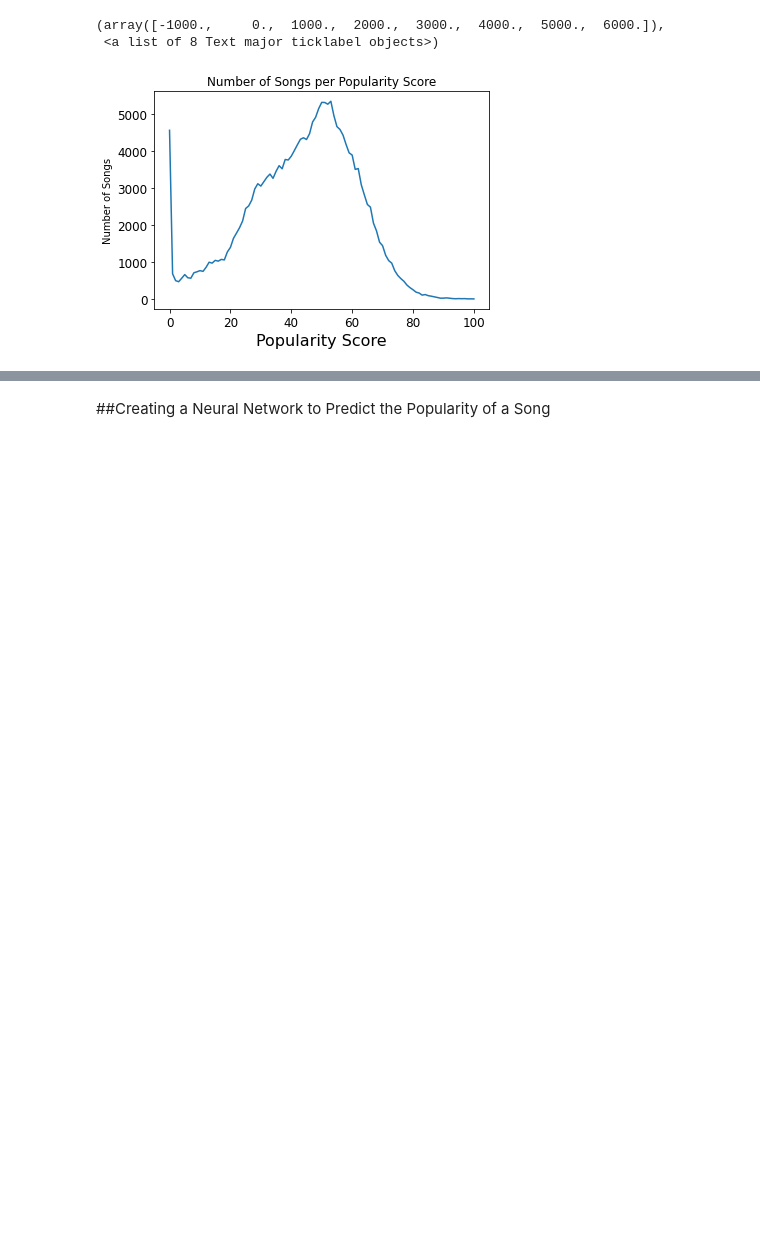
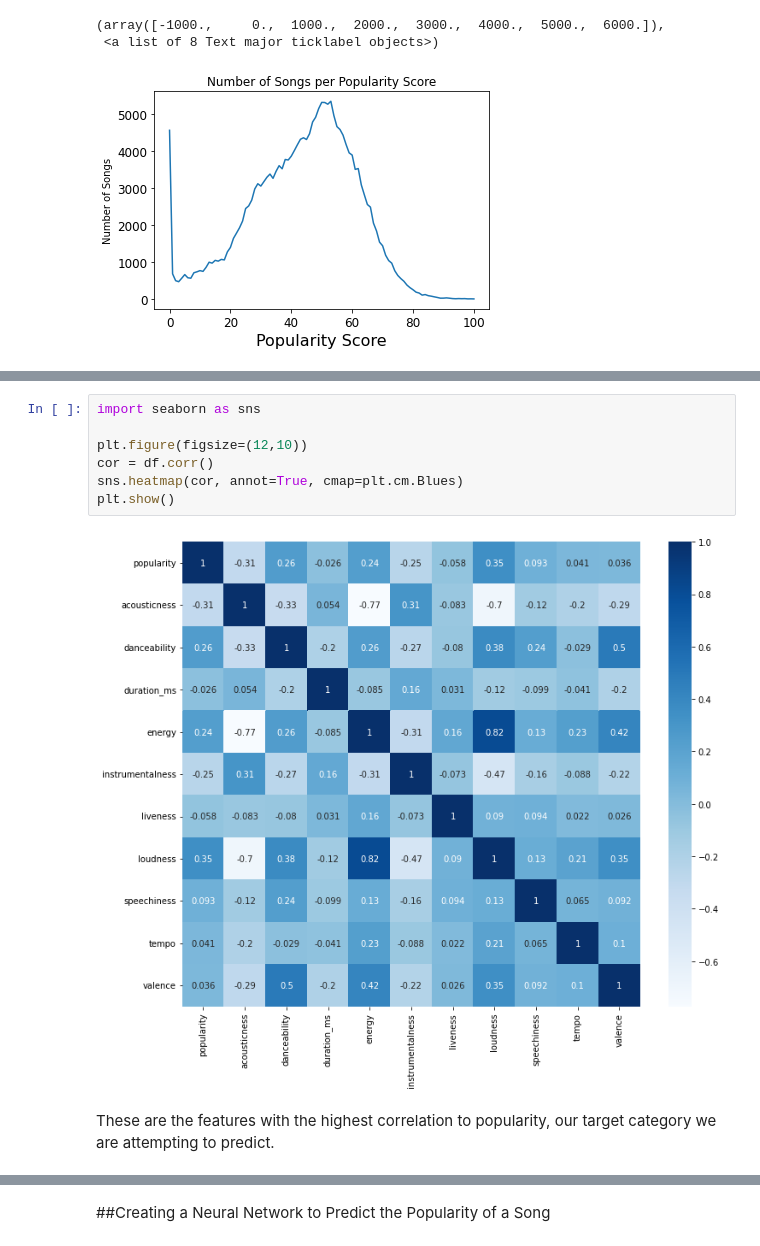
Before and after one commit to cbirkenstock/SpotifyPopularityPredictor, a Jupyter notebook: Big_Data_Final.ipynb, the cells around one changed output, grey strips where cells are left out. Cells and saved outputs as stored; diff of their text form; blank space fills up the shorter version.

```diff
--- a/Big_Data_Final.ipynb
+++ b/Big_Data_Final.ipynb
@@ -93,0 +115,11 @@ plt.yticks(fontsize = 12)
+# %%
+import seaborn as sns
+
+plt.figure(figsize=(12,10))
+cor = df.corr()
+sns.heatmap(cor, annot=True, cmap=plt.cm.Blues)
+plt.show()
+# %% [output]
+[figure, added]
+# %% [markdown]
+These are the features with the highest correlation to popularity, our target category we are attempting to predict.
```
Also changed, not shown: parts of 27 cells of this notebook, 1 other file.
